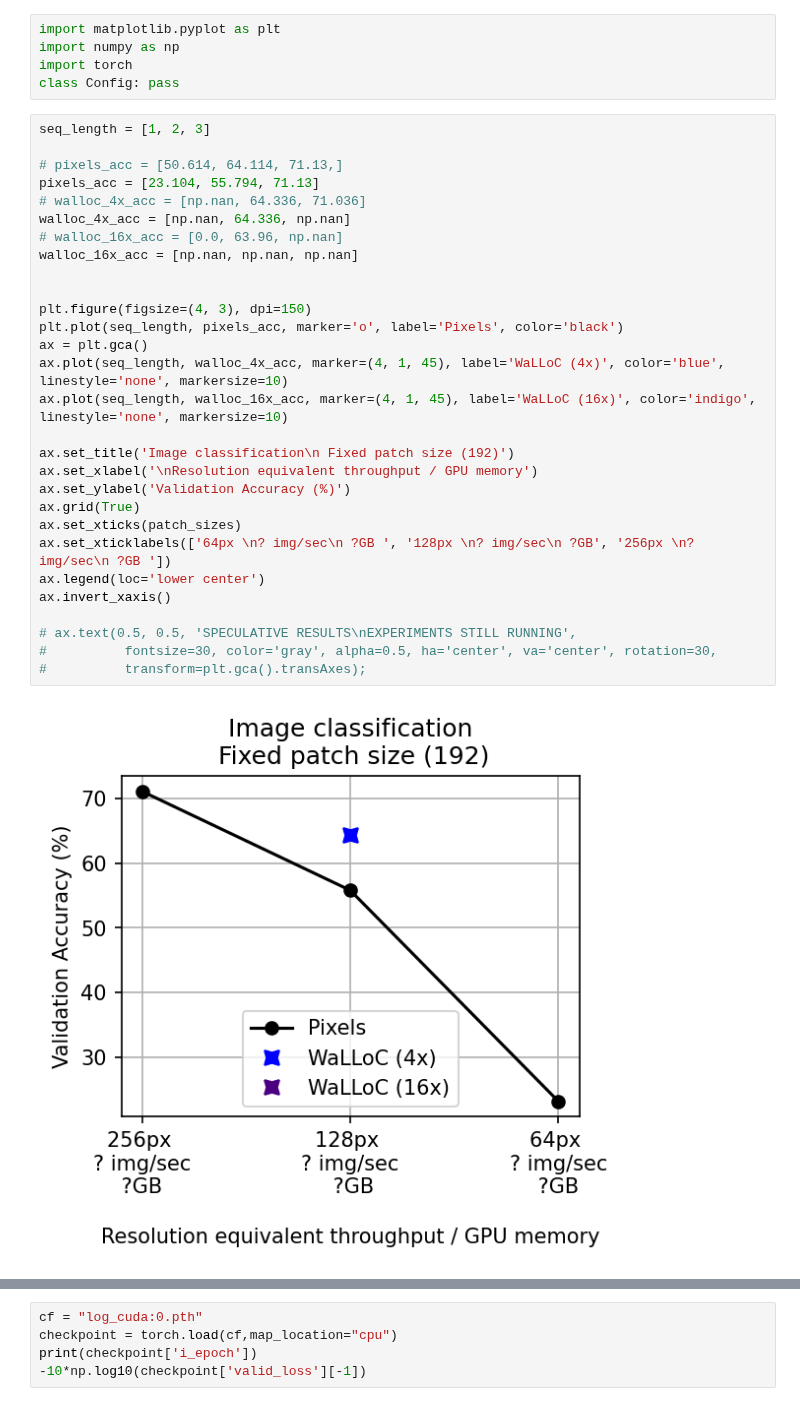
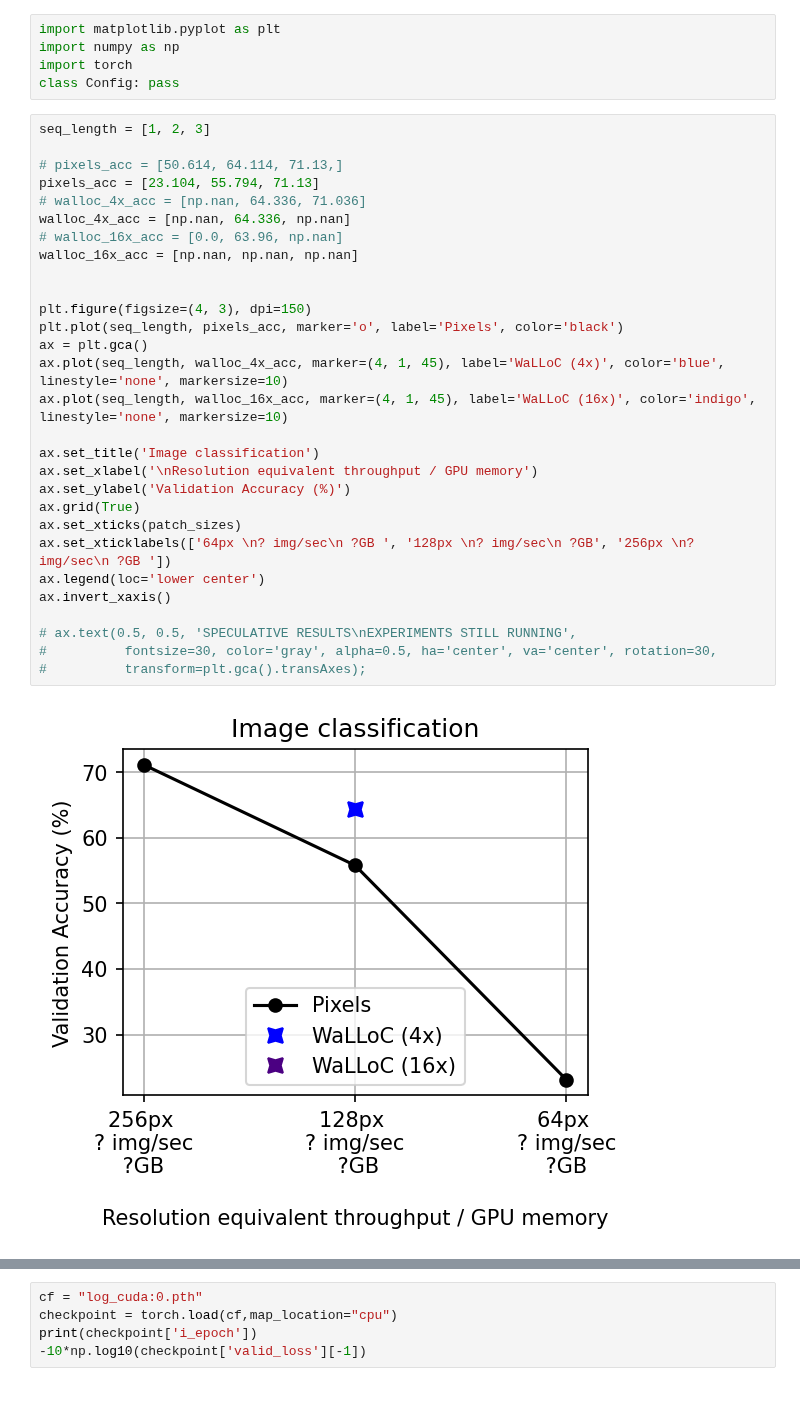
Before and after one commit to danjacobellis/LCCL, a Jupyter notebook: train/results_plot.ipynb, the cells around one changed output, grey strips where cells are left out. Saved outputs shown, nothing was run; the diff lists cells and outputs as text.

Commit message:
titles

```diff
--- a/train/results_plot.ipynb
+++ b/train/results_plot.ipynb
@@ -6,34 +6,34 @@ class Config: pass
 # %%
 seq_length = [1, 2, 3]
 
 # pixels_acc = [50.614, 64.114, 71.13,]
 pixels_acc = [23.104, 55.794, 71.13]
 # walloc_4x_acc = [np.nan, 64.336, 71.036]
 walloc_4x_acc = [np.nan, 64.336, np.nan]
 # walloc_16x_acc = [0.0, 63.96, np.nan]
 walloc_16x_acc = [np.nan, np.nan, np.nan]
 
 
 plt.figure(figsize=(4, 3), dpi=150)
 plt.plot(seq_length, pixels_acc, marker='o', label='Pixels', color='black')
 ax = plt.gca()
 ax.plot(seq_length, walloc_4x_acc, marker=(4, 1, 45), label='WaLLoC (4x)', color='blue', linestyle='none', markersize=10)
 ax.plot(seq_length, walloc_16x_acc, marker=(4, 1, 45), label='WaLLoC (16x)', color='indigo', linestyle='none', markersize=10)
 
-ax.set_title('Image classification\n Fixed patch size (192)')
+ax.set_title('Image classification')
 ax.set_xlabel('\nResolution equivalent throughput / GPU memory')
 ax.set_ylabel('Validation Accuracy (%)')
 ax.grid(True)
 ax.set_xticks(patch_sizes)
 ax.set_xticklabels(['64px \n? img/sec\n ?GB ', '128px \n? img/sec\n ?GB', '256px \n? img/sec\n ?GB '])
 ax.legend(loc='lower center')
 ax.invert_xaxis()
 
 # ax.text(0.5, 0.5, 'SPECULATIVE RESULTS\nEXPERIMENTS STILL RUNNING',
 #          fontsize=30, color='gray', alpha=0.5, ha='center', va='center', rotation=30,
 #          transform=plt.gca().transAxes);
 # %% [output]
-[figure, old version]
+[figure, new version]
 # %%
 img_res_patch_size = [1, 2, 3]
 pixels_quality =  [5.096641, 5.995810, 6.225237]
```
Also changed, not shown: parts of 2 cells of this notebook.
